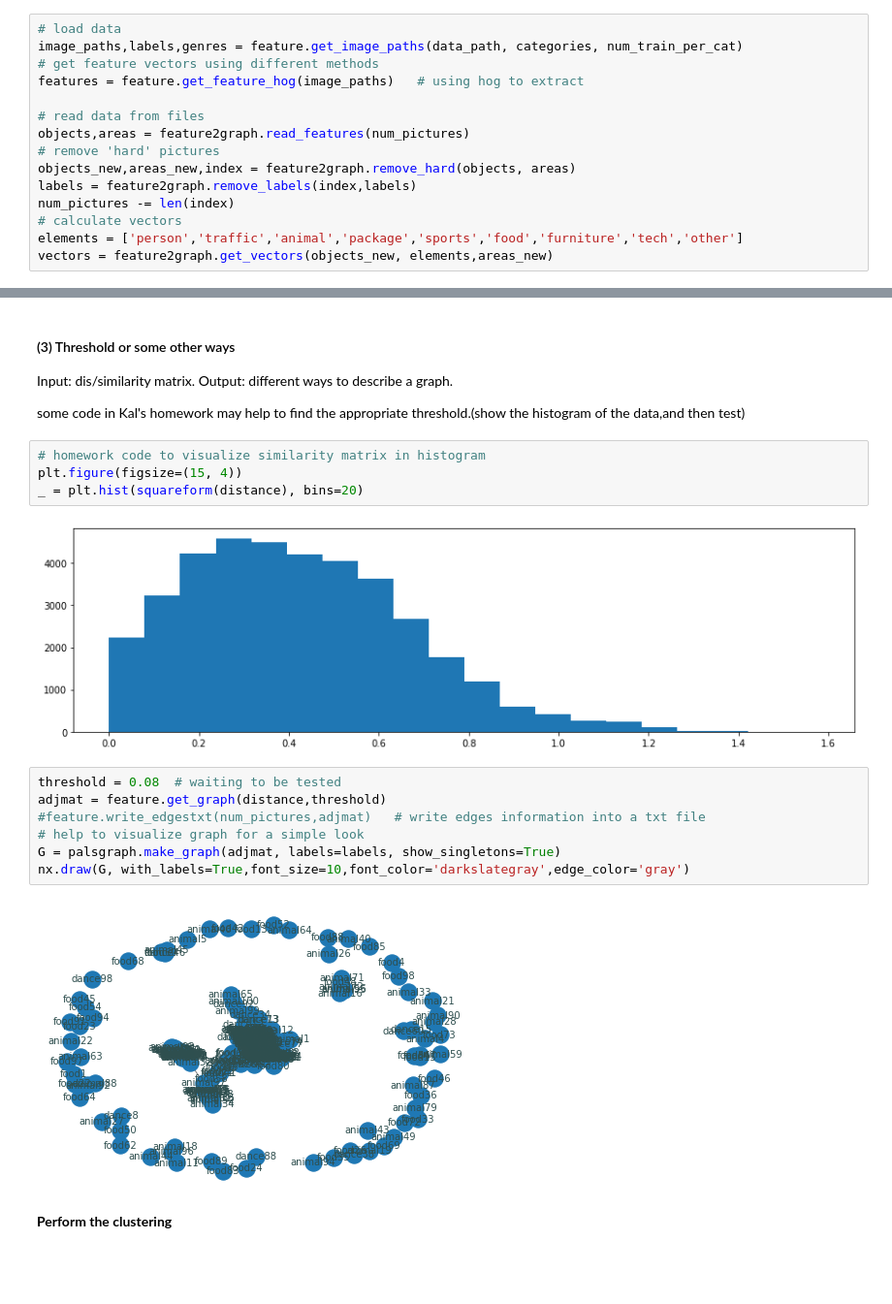
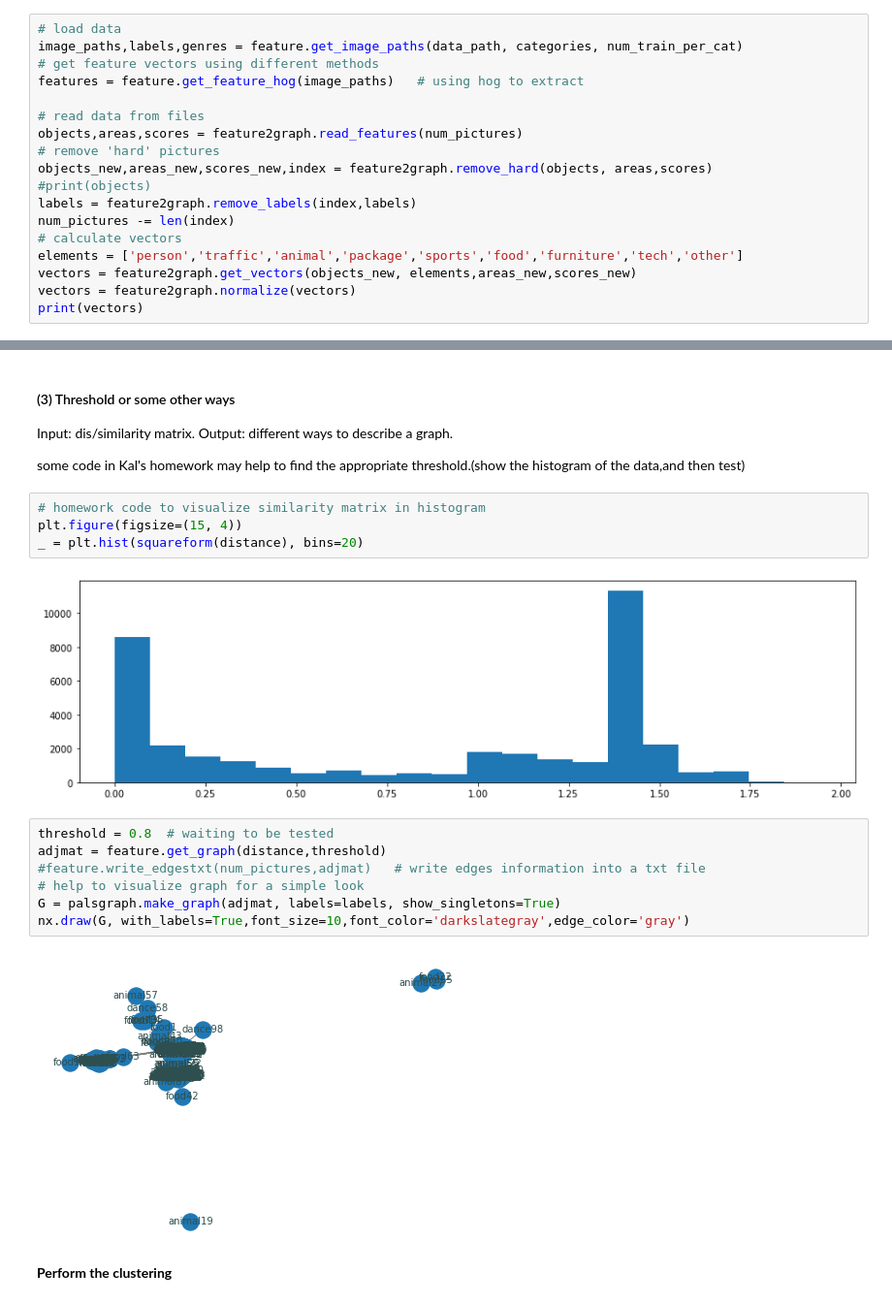
Before and after one commit to Tingyu00/CD-02, a Jupyter notebook: work_flow.ipynb, the cells around one changed output, grey strips where cells are left out. Shown at 97% size. Drawn from its saved outputs; the diff is of its cells as text; blank space fills up the shorter version.

```diff
--- a/work_flow.ipynb
+++ b/work_flow.ipynb
@@ -34,12 +32,15 @@ image_paths,labels,genres = feature.get_image_paths(data_path, categories, num_t
 features = feature.get_feature_hog(image_paths)   # using hog to extract
 
 # read data from files
-objects,areas = feature2graph.read_features(num_pictures)
+objects,areas,scores = feature2graph.read_features(num_pictures)
 # remove 'hard' pictures
-objects_new,areas_new,index = feature2graph.remove_hard(objects, areas)
+objects_new,areas_new,scores_new,index = feature2graph.remove_hard(objects, areas,scores)
+#print(objects)
 labels = feature2graph.remove_labels(index,labels)
 num_pictures -= len(index)
 # calculate vectors
 elements = ['person','traffic','animal','package','sports','food','furniture','tech','other']
-vectors = feature2graph.get_vectors(objects_new, elements,areas_new)
+vectors = feature2graph.get_vectors(objects_new, elements,areas_new,scores_new)
+vectors = feature2graph.normalize(vectors)
+print(vectors)
 # %% [output]
@@ -74,16 +75,16 @@ some code in Kal's homework may help to find the appropriate threshold.(show the
 plt.figure(figsize=(15, 4))
 _ = plt.hist(squareform(distance), bins=20)
 # %% [output]
-[figure, old version]
+[figure, new version]
 # %%
-threshold = 0.08  # waiting to be tested
+threshold = 0.8  # waiting to be tested
 adjmat = feature.get_graph(distance,threshold)
 #feature.write_edgestxt(num_pictures,adjmat)   # write edges information into a txt file
 # help to visualize graph for a simple look
 G = palsgraph.make_graph(adjmat, labels=labels, show_singletons=True)
 nx.draw(G, with_labels=True,font_size=10,font_color='darkslategray',edge_color='gray')
 # %% [output]
-[figure, old version]
+[figure, new version]
 # %% [markdown]
 **Perform the clustering**
 # %% [markdown]
```
Also changed, not shown: parts of 7 cells of this notebook, 2 other files.
